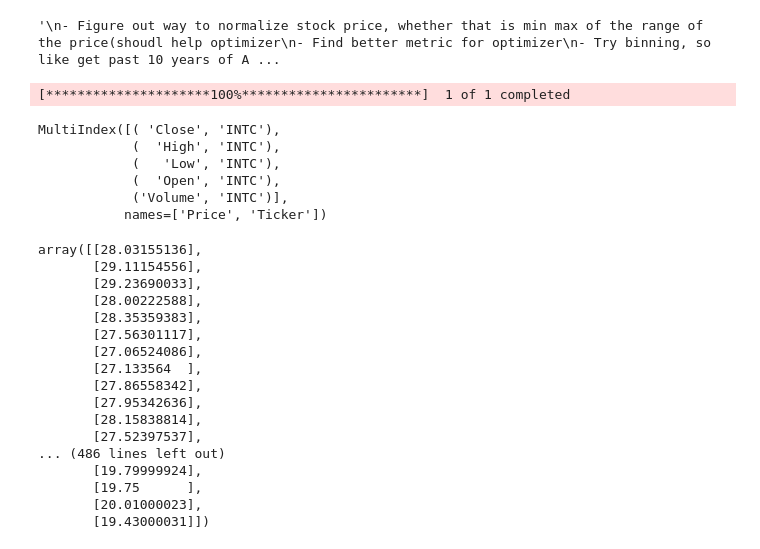
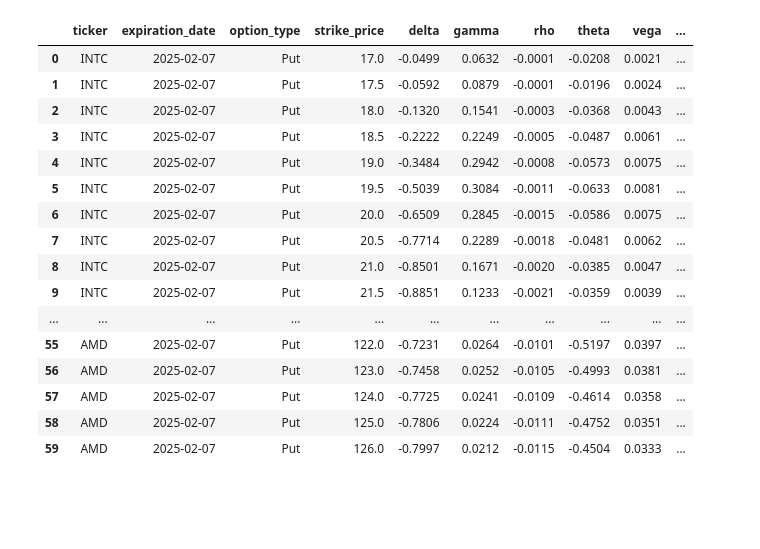
Before and after one commit to rflatley441/WheelTrader, a Jupyter notebook: data.ipynb, the cells around one changed output. Drawn from its saved outputs; the diff is of its cells as text; code cells hidden in the pictures; blank space fills up the shorter version.

Commit message:
Trying new stock screening

```diff
--- a/data.ipynb
+++ b/data.ipynb
@@ -330,11 +299,10 @@ def gbm_vs_real_graph(symbol, mu, sigma, period):
 #  gbm_vs_real_graph('AAPL', mu=0.0011, sigma=0.0130, period='2y')
 # %%
 candidates = filter_stocks()
-candidates = list(candidates)[:2]  # Convert to list, take first two elements
-print(len(candidates))
 simulation_attempts = 100
-risk_free_rate = (((1 + 0.0419) / (1 + 0.029)) - 1 ) * 100
+risk_free_rate = (((1 + 0.0419) / (1 + 0.029)) ** (1/52) - 1) * 100
 all_options = pd.DataFrame(columns=['ticker', 'expiration_date', 'option_type', 'strike_price', 'delta', 'gamma', 'rho', 'theta', 'vega', 'implied_volatility', 'ask_price', 'ask_size', 'bid_price', 'bid_size'])
+pd.set_option('display.max_rows', None)
 print(candidates)
 
 for symbol in candidates:
@@ -345,7 +313,7 @@ for symbol in candidates:
         continue
 
     price = get_current_stock_price(symbol)
-    optimized_mu, optimized_sigma = optimize_gbm(symbol)
+    optimized_mu, optimized_sigma = archive_optimize_gbm(symbol)
 
     profitability_chances = []
     percent_returns = []
@@ -390,40 +409,27 @@ KeyError: 'Adj Close'
 # %%
 # TODO
 """
 - Figure out way to normalize stock price, whether that is min max of the range of the price(shoudl help optimizer
 - Find better metric for optimizer
 - Try binning, so like get past 10 years of AAPL, seperate into bins of 20 or n trading days, train optimzer on each one. Then the hyperparameters can be weighted to have more bias towards more recent bins
 """
+
+all_options
 # %% [output]
-'\n- Figure out way to normalize stock price, whether that is min max of the range of the price(shoudl help optimizer\n- Find better metric for optimizer\n- Try binning, so like get past 10 years of A ...
+|  | ticker | expiration_date | option_type | strike_price | delta | gamma | rho | theta | vega | ... |
+| 0 | INTC | 2025-02-07 | Put | 17.0 | -0.0499 | 0.0632 | -0.0001 | -0.0208 | 0.0021 | ... |
+| 1 | INTC | 2025-02-07 | Put | 17.5 | -0.0592 | 0.0879 | -0.0001 | -0.0196 | 0.0024 | ... |
+| 2 | INTC | 2025-02-07 | Put | 18.0 | -0.1320 | 0.1541 | -0.0003 | -0.0368 | 0.0043 | ... |
+| 3 | INTC | 2025-02-07 | Put | 18.5 | -0.2222 | 0.2249 | -0.0005 | -0.0487 | 0.0061 | ... |
+| 4 | INTC | 2025-02-07 | Put | 19.0 | -0.3484 | 0.2942 | -0.0008 | -0.0573 | 0.0075 | ... |
+| 5 | INTC | 2025-02-07 | Put | 19.5 | -0.5039 | 0.3084 | -0.0011 | -0.0633 | 0.0081 | ... |
+| 6 | INTC | 2025-02-07 | Put | 20.0 | -0.6509 | 0.2845 | -0.0015 | -0.0586 | 0.0075 | ... |
+| 7 | INTC | 2025-02-07 | Put | 20.5 | -0.7714 | 0.2289 | -0.0018 | -0.0481 | 0.0062 | ... |
+| 8 | INTC | 2025-02-07 | Put | 21.0 | -0.8501 | 0.1671 | -0.0020 | -0.0385 | 0.0047 | ... |
+| 9 | INTC | 2025-02-07 | Put | 21.5 | -0.8851 | 0.1233 | -0.0021 | -0.0359 | 0.0039 | ... |
+| ... | ... | ... | ... | ... | ... | ... | ... | ... | ... | ... |
+| 55 | AMD | 2025-02-07 | Put | 122.0 | -0.7231 | 0.0264 | -0.0101 | -0.5197 | 0.0397 | ... |
+| 56 | AMD | 2025-02-07 | Put | 123.0 | -0.7458 | 0.0252 | -0.0105 | -0.4993 | 0.0381 | ... |
+| 57 | AMD | 2025-02-07 | Put | 124.0 | -0.7725 | 0.0241 | -0.0109 | -0.4614 | 0.0358 | ... |
+| 58 | AMD | 2025-02-07 | Put | 125.0 | -0.7806 | 0.0224 | -0.0111 | -0.4752 | 0.0351 | ... |
+| 59 | AMD | 2025-02-07 | Put | 126.0 | -0.7997 | 0.0212 | -0.0115 | -0.4504 | 0.0333 | ... |
-# %%
-# Fetch real stock data (past 5 years)
-stock_data = yf.download('INTC', period="2y", interval="1d")
-print(stock_data.columns)
-real_prices = stock_data["Close"].dropna().values
-real_prices
-# %% [output]
-[*********************100%***********************]  1 of 1 completed
-MultiIndex([( 'Close', 'INTC'),
-            (  'High', 'INTC'),
-            (   'Low', 'INTC'),
-            (  'Open', 'INTC'),
-            ('Volume', 'INTC')],
-           names=['Price', 'Ticker'])
-array([[28.03155136],
-       [29.11154556],
-       [29.23690033],
-       [28.00222588],
-       [28.35359383],
-       [27.56301117],
-       [27.06524086],
-       [27.133564  ],
-       [27.86558342],
-       [27.95342636],
-       [28.15838814],
-       [27.52397537],
-... (486 lines left out)
-       [19.79999924],
-       [19.75      ],
-       [20.01000023],
-       [19.43000031]])
```
Also changed, not shown: parts of 4 cells of this notebook, 1 other file.
